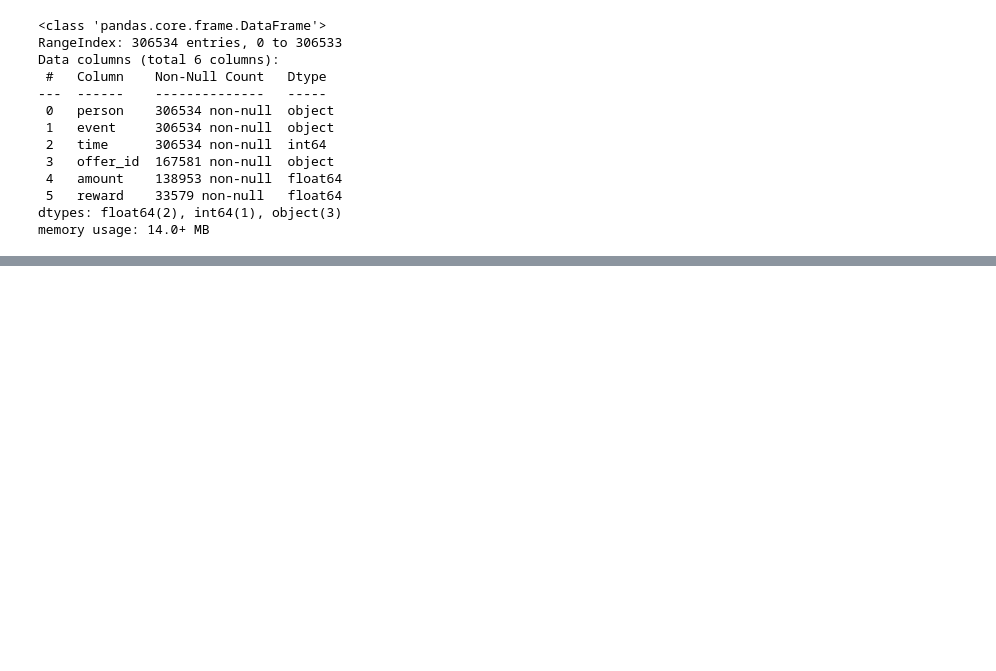
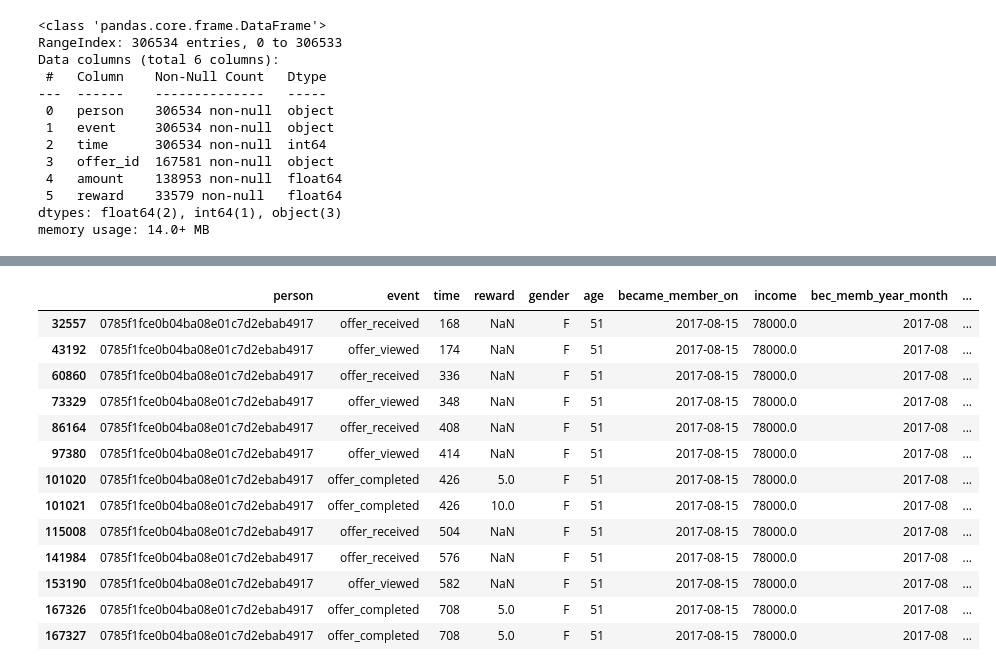
Before and after one commit to Niltonjuniorphd/Starbucks_project, a Jupyter notebook: Starbucks_Capstone_notebook_b.ipynb, the cells around one changed output, grey strips where cells are left out. Cells and saved outputs as stored; diff of their text form; code cells hidden in the pictures; blank space fills up the shorter version.

```diff
--- a/Starbucks_Capstone_notebook_b.ipynb
+++ b/Starbucks_Capstone_notebook_b.ipynb
@@ -376,0 +419,17 @@ Name: count, dtype: int64
+# %%
+transcript_collection[transcript_collection['person'] == '0785f1fce0b04ba08e01c7d2ebab4917']
+# %% [output]
+|  | person | event | time | reward | gender | age | became_member_on | income | bec_memb_year_month | ... |
+| 32557 | 0785f1fce0b04ba08e01c7d2ebab4917 | offer_received | 168 | NaN | F | 51 | 2017-08-15 | 78000.0 | 2017-08 | ... |
+| 43192 | 0785f1fce0b04ba08e01c7d2ebab4917 | offer_viewed | 174 | NaN | F | 51 | 2017-08-15 | 78000.0 | 2017-08 | ... |
+| 60860 | 0785f1fce0b04ba08e01c7d2ebab4917 | offer_received | 336 | NaN | F | 51 | 2017-08-15 | 78000.0 | 2017-08 | ... |
+| 73329 | 0785f1fce0b04ba08e01c7d2ebab4917 | offer_viewed | 348 | NaN | F | 51 | 2017-08-15 | 78000.0 | 2017-08 | ... |
+| 86164 | 0785f1fce0b04ba08e01c7d2ebab4917 | offer_received | 408 | NaN | F | 51 | 2017-08-15 | 78000.0 | 2017-08 | ... |
+| 97380 | 0785f1fce0b04ba08e01c7d2ebab4917 | offer_viewed | 414 | NaN | F | 51 | 2017-08-15 | 78000.0 | 2017-08 | ... |
+| 101020 | 0785f1fce0b04ba08e01c7d2ebab4917 | offer_completed | 426 | 5.0 | F | 51 | 2017-08-15 | 78000.0 | 2017-08 | ... |
+| 101021 | 0785f1fce0b04ba08e01c7d2ebab4917 | offer_completed | 426 | 10.0 | F | 51 | 2017-08-15 | 78000.0 | 2017-08 | ... |
+| 115008 | 0785f1fce0b04ba08e01c7d2ebab4917 | offer_received | 504 | NaN | F | 51 | 2017-08-15 | 78000.0 | 2017-08 | ... |
+| 141984 | 0785f1fce0b04ba08e01c7d2ebab4917 | offer_received | 576 | NaN | F | 51 | 2017-08-15 | 78000.0 | 2017-08 | ... |
+| 153190 | 0785f1fce0b04ba08e01c7d2ebab4917 | offer_viewed | 582 | NaN | F | 51 | 2017-08-15 | 78000.0 | 2017-08 | ... |
+| 167326 | 0785f1fce0b04ba08e01c7d2ebab4917 | offer_completed | 708 | 5.0 | F | 51 | 2017-08-15 | 78000.0 | 2017-08 | ... |
+| 167327 | 0785f1fce0b04ba08e01c7d2ebab4917 | offer_completed | 708 | 5.0 | F | 51 | 2017-08-15 | 78000.0 | 2017-08 | ... |
```
Also changed, not shown: parts of 25 cells of this notebook, 2 other files.
